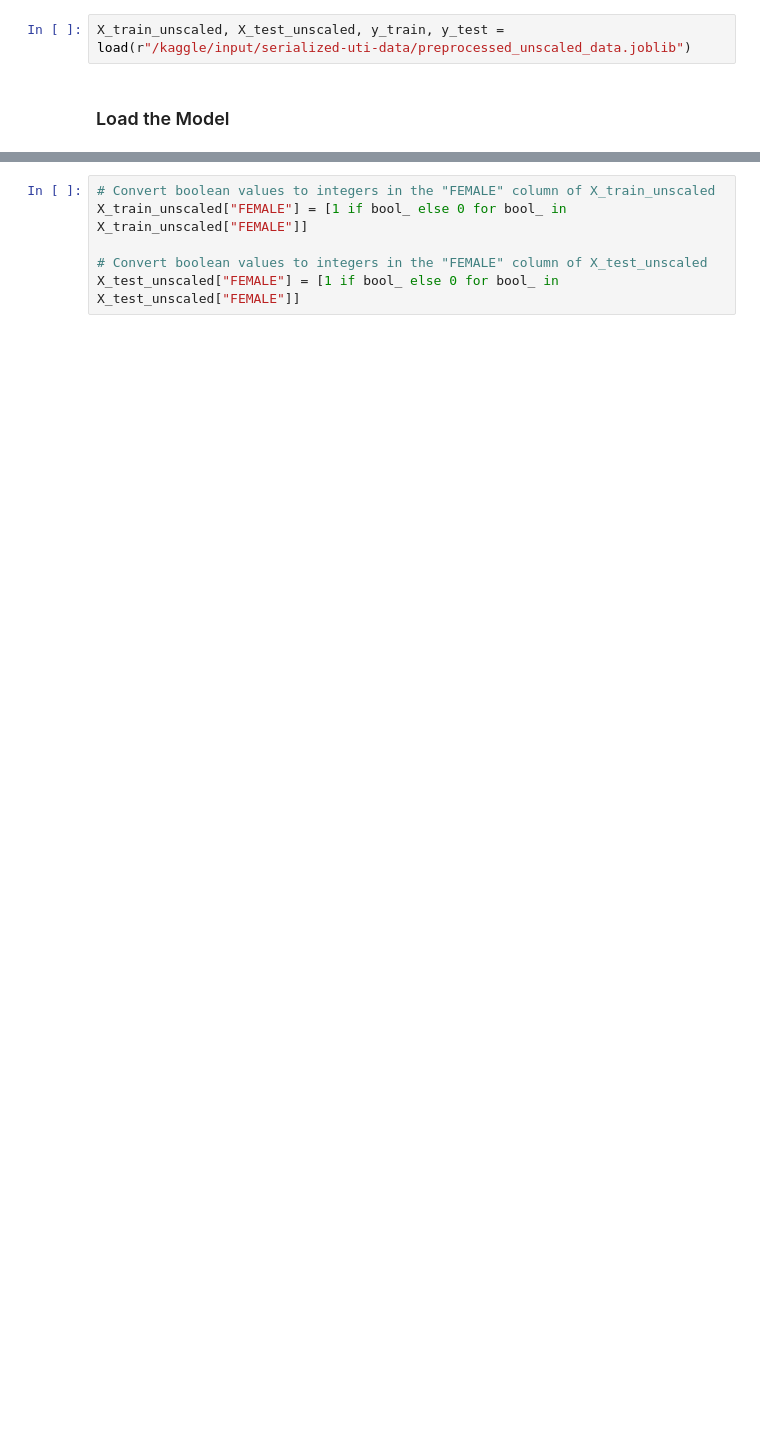
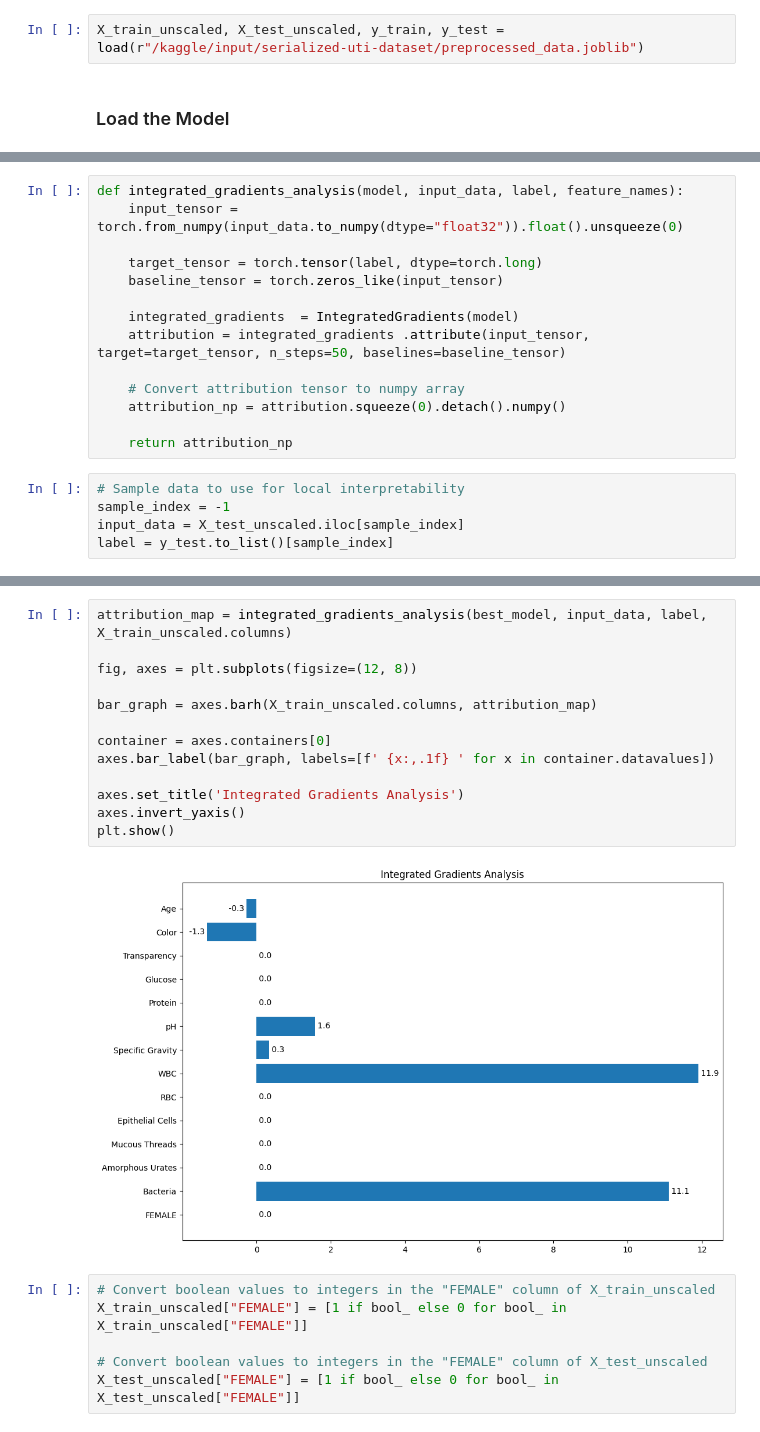
Before and after one commit to kr-agdeppa/UTI-Diagnosis-Classification, a Jupyter notebook: MODEL INTERPRETATION.ipynb, the cells around one changed output, grey strips where cells are left out. Cells and saved outputs as stored; diff of their text form; blank space fills up the shorter version.

```diff
--- a/MODEL INTERPRETATION.ipynb
+++ b/MODEL INTERPRETATION.ipynb
@@ -29,4 +33,4 @@ for dirname, _, filenames in os.walk('/kaggle/input'):
 # %%
-X_train_unscaled, X_test_unscaled, y_train, y_test = load(r"/kaggle/input/serialized-uti-data/preprocessed_unscaled_data.joblib")
+X_train_unscaled, X_test_unscaled, y_train, y_test = load(r"/kaggle/input/serialized-uti-dataset/preprocessed_data.joblib")
 # %% [markdown]
 ### Load the Model
@@ -75,0 +119,19 @@ plot_feature_importances(best_model)
+# %%
+def integrated_gradients_analysis(model, input_data, label, feature_names):
+    input_tensor = torch.from_numpy(input_data.to_numpy(dtype="float32")).float().unsqueeze(0)
+
+    target_tensor = torch.tensor(label, dtype=torch.long)
+    baseline_tensor = torch.zeros_like(input_tensor)
+
+    integrated_gradients  = IntegratedGradients(model)
+    attribution = integrated_gradients .attribute(input_tensor, target=target_tensor, n_steps=50, baselines=baseline_tensor)
+
+    # Convert attribution tensor to numpy array
+    attribution_np = attribution.squeeze(0).detach().numpy()
+
+    return attribution_np
+# %%
+# Sample data to use for local interpretability
+sample_index = -1
+input_data = X_test_unscaled.iloc[sample_index]
+label = y_test.to_list()[sample_index]
@@ -76,3 +160,18 @@ plot_feature_importances(best_model)
+# %%
+attribution_map = integrated_gradients_analysis(best_model, input_data, label, X_train_unscaled.columns)
+
+fig, axes = plt.subplots(figsize=(12, 8))
+
+bar_graph = axes.barh(X_train_unscaled.columns, attribution_map)
+
+container = axes.containers[0]
+axes.bar_label(bar_graph, labels=[f' {x:,.1f} ' for x in container.datavalues])
+
+axes.set_title('Integrated Gradients Analysis')
+axes.invert_yaxis()
+plt.show()
+# %% [output]
+[figure, added]
 # %%
 # Convert boolean values to integers in the "FEMALE" column of X_train_unscaled
 X_train_unscaled["FEMALE"] = [1 if bool_ else 0 for bool_ in X_train_unscaled["FEMALE"]]
```
Also changed, not shown: parts of 19 cells of this notebook.
